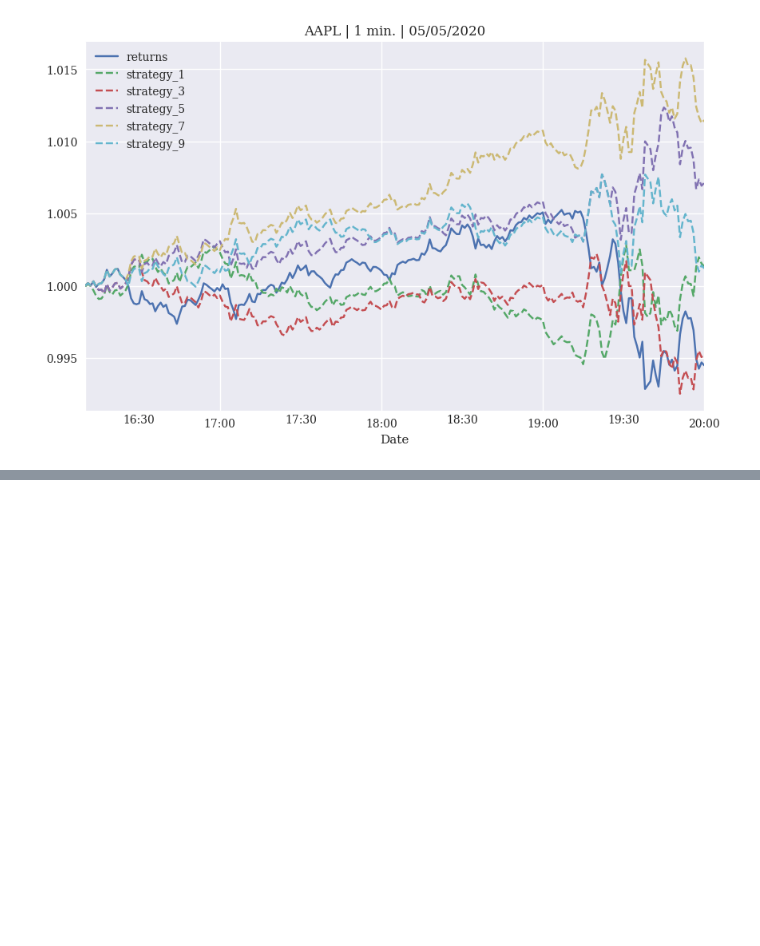
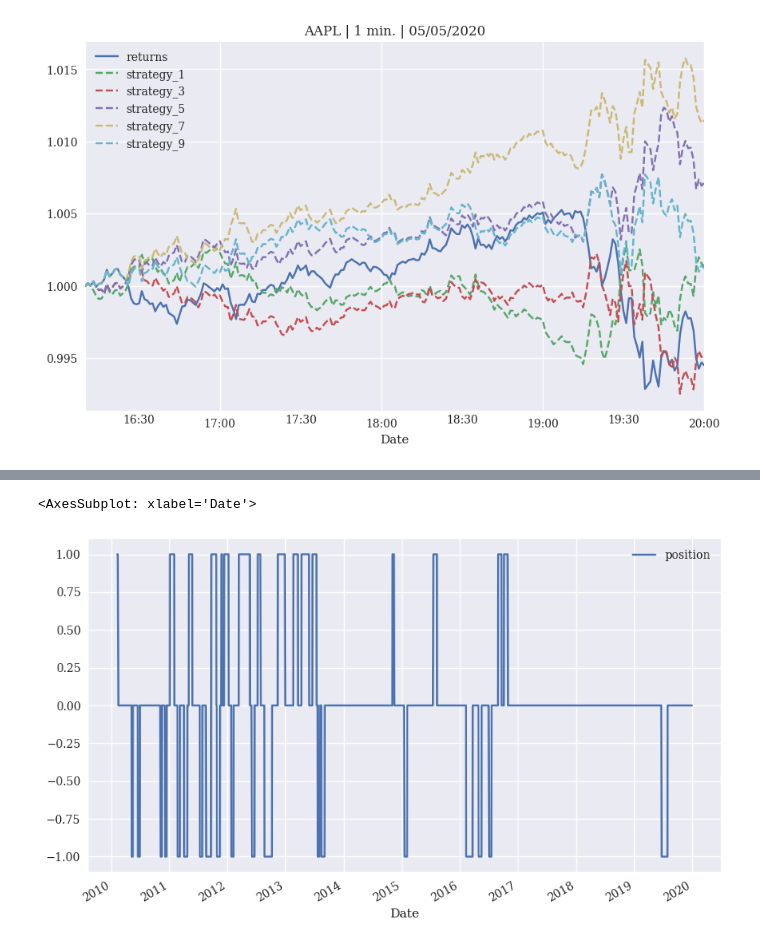
Before and after one commit to enginearn/Python_for_Algorithmic_Trading-978-4873119793, a Jupyter notebook: Chapter_04/vectors.ipynb, the cells around one changed output, grey strips where cells are left out. Cells and saved outputs as stored; diff of their text form; code cells hidden in the pictures; blank space fills up the shorter version.

```diff
--- a/Chapter_04/vectors.ipynb
+++ b/Chapter_04/vectors.ipynb
@@ -489,0 +543,5 @@ KeyError: 'cstrategy'
+# %%
+data['position'].iloc[SMA:].plot(ylim=[-1.1, 1.1], figsize=(10, 6), legend=True)
+# %% [output]
+<AxesSubplot: xlabel='Date'>
+[figure, added]
```
Also changed, not shown: parts of 29 cells of this notebook, 1 other file.
